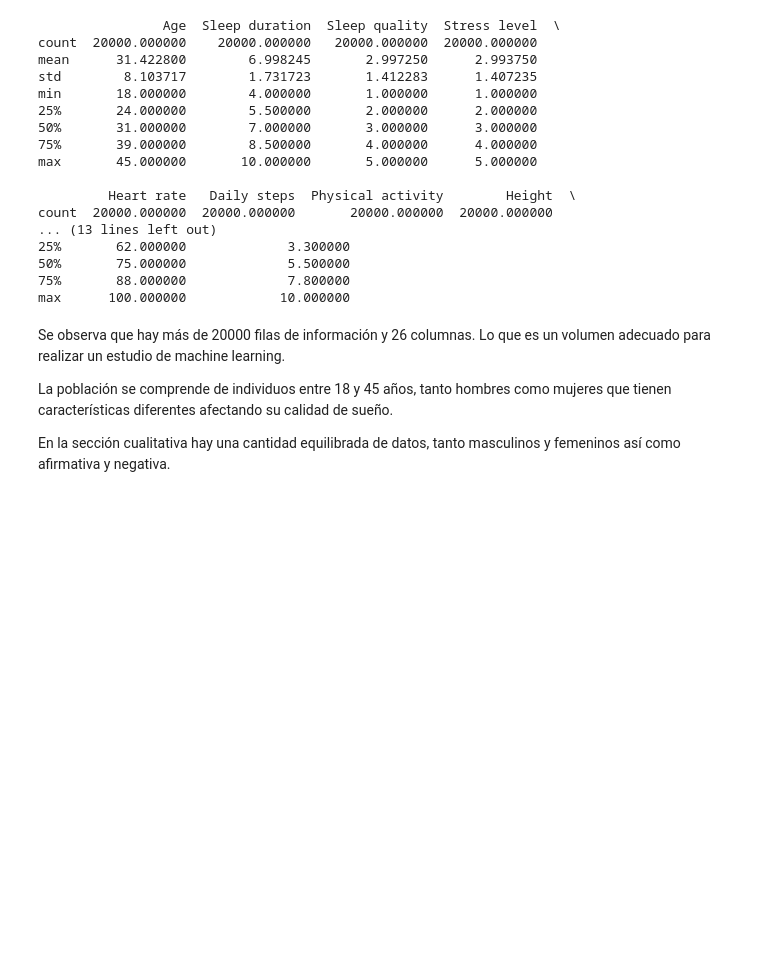
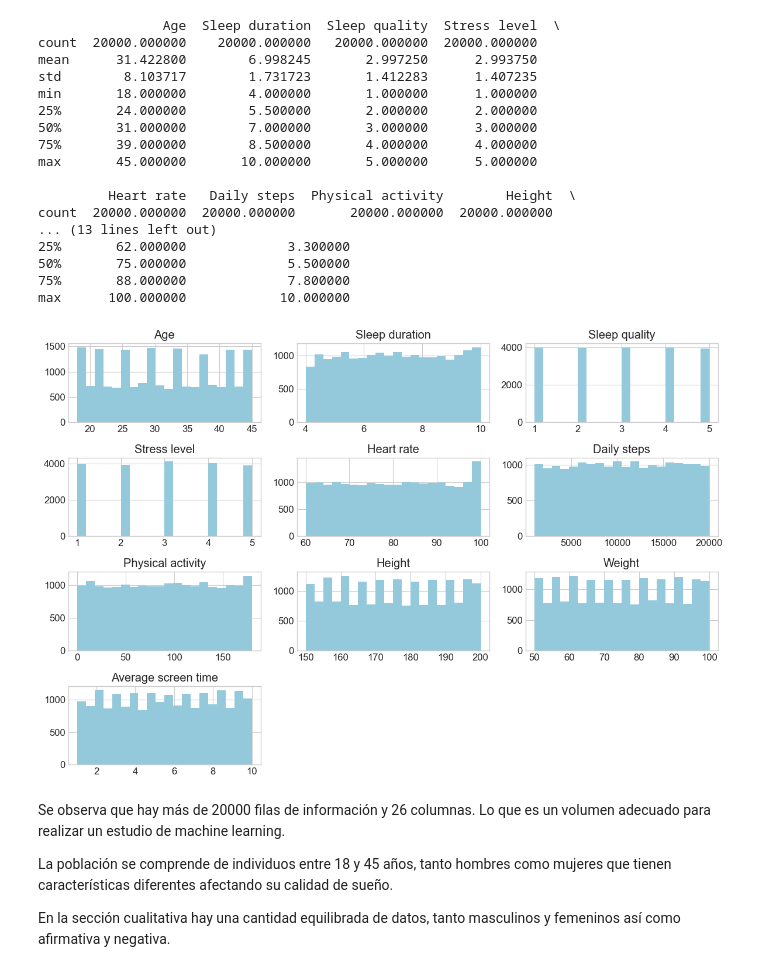
Before and after one commit to JuanManiglia/DS102024, a Jupyter notebook: 3-MachineLearning/10-Proyecto_ML/src/notebooks/limpieza.ipynb, the cells around one changed output. Saved outputs shown, nothing was run; the diff lists cells and outputs as text; code cells hidden in the pictures; blank space fills up the shorter version.

```diff
--- a/3-MachineLearning/10-Proyecto_ML/src/notebooks/limpieza.ipynb
+++ b/3-MachineLearning/10-Proyecto_ML/src/notebooks/limpieza.ipynb
@@ -25,0 +85,5 @@ Los **requisitos mínimos** de rendimiento serán:
+# %%
+plt.style.use('seaborn-v0_8-whitegrid')
+plt.rcParams['figure.figsize']=(12,8)
+plt.rcParams['font.size']=12
+sns.set_palette("ocean_r")
@@ -194,3 +248,9 @@ count  20000.000000  20000.000000       20000.000000  20000.000000
 50%       75.000000             5.500000
 75%       88.000000             7.800000
 max      100.000000            10.000000
+# %%
+df.hist(figsize=(12, 8), bins=20)
+plt.tight_layout()
+plt.show()
+# %% [output]
+[figure, added]
```
Also changed, not shown: parts of 44 cells of this notebook, 4 other files.
